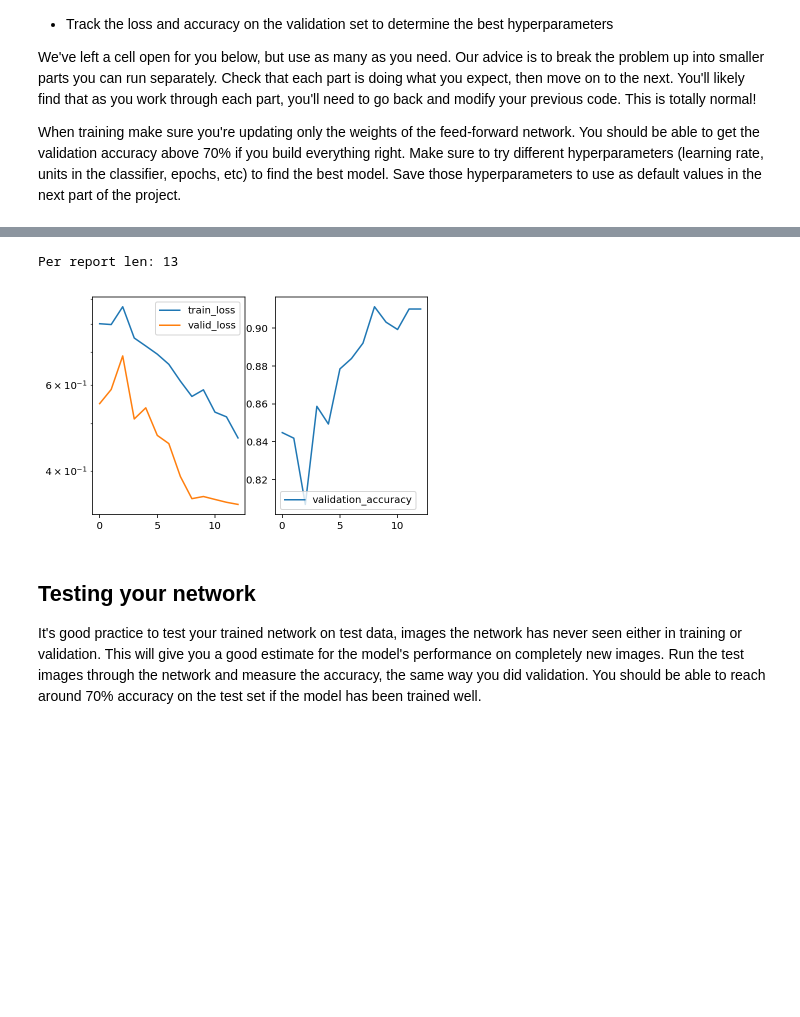
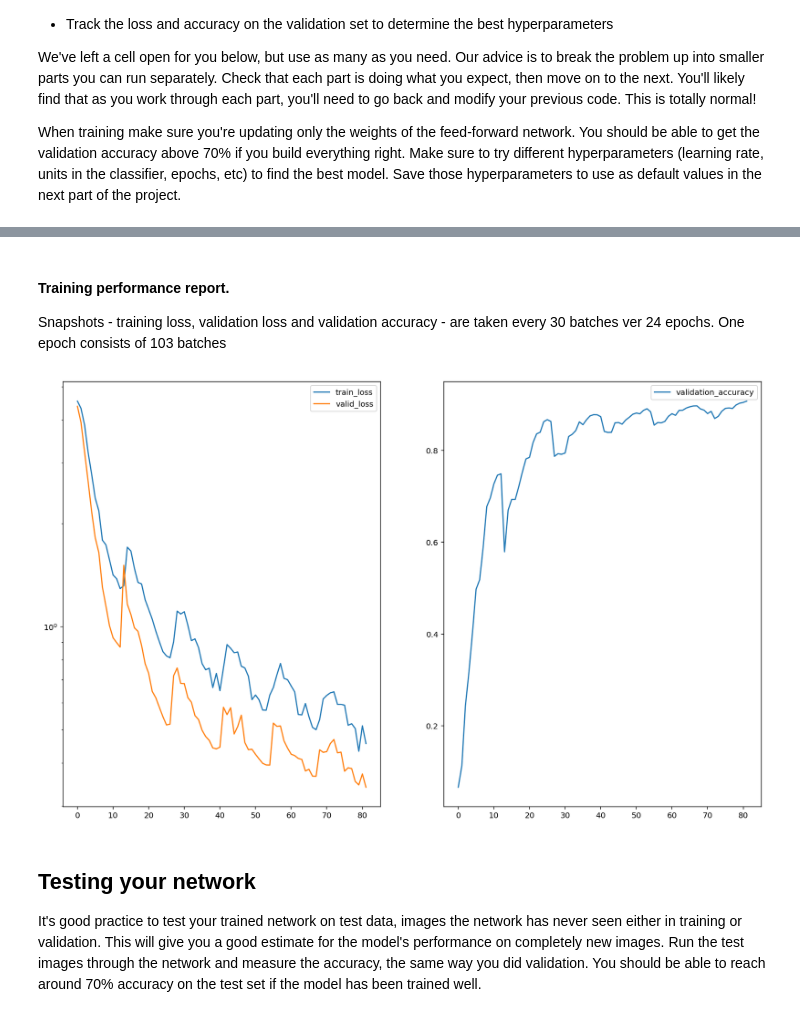
Before and after one commit to kotliarov/image_classifier, a Jupyter notebook: Image Classifier Project.ipynb, the cells around one changed output, grey strips where cells are left out. Drawn from its saved outputs; the diff is of its cells as text; code cells hidden in the pictures; blank space fills up the shorter version.

Commit message:
Completed python notebook project. Added HTML snapshot.

```diff
--- a/Image Classifier Project.ipynb
+++ b/Image Classifier Project.ipynb
@@ -424,7 +460,7 @@ def plot_validation_accuracy(performance_report):
     valid_loss = [row[2] for row in performance_report]
     valid_accuracy = [row[3] for row in performance_report]
 
-    fig, (ax1, ax2) = plt.subplots(1, 2, sharex=True)
+    fig, (ax1, ax2) = plt.subplots(figsize=(16,10), nrows=1, ncols=2, sharex=True)
     ax1.set_yscale('log')
     ax1.plot(x, train_loss, label="train_loss")
     ax1.plot(x, valid_loss, label="valid_loss")
@@ -433,14 +469,17 @@ def plot_validation_accuracy(performance_report):
     ax2.plot(x, valid_accuracy, label="validation_accuracy")
     ax2.legend()
     plt.show()
+# %% [markdown]
+#### Training performance report.
+
+Snapshots - training loss, validation loss and validation accuracy - are taken every 30 batches ver 24 epochs.
+One epoch consists of 103 batches
 # %%
-checkpoint = get_checkpoint('checkpoint_epoch_20.pth')
+checkpoint = get_checkpoint('checkpoint_epoch_24.pth')
 perf_report = checkpoint['perf_report']
-print("Per report len: {}".format(len(perf_report)))
 plot_validation_accuracy(perf_report)
 # %% [output]
-Per report len: 13
-[figure, old version]
+[figure, new version]
 # %% [markdown]
 ## Testing your network
 
```
Also changed, not shown: parts of 9 cells of this notebook, 1 other file.
